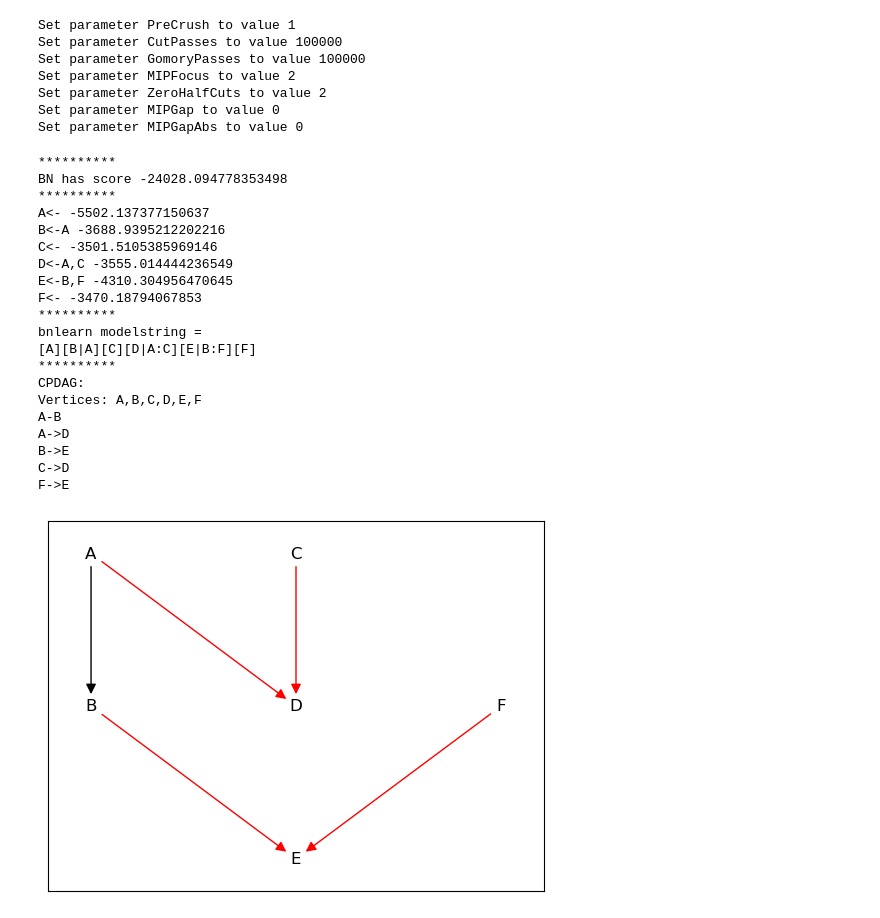
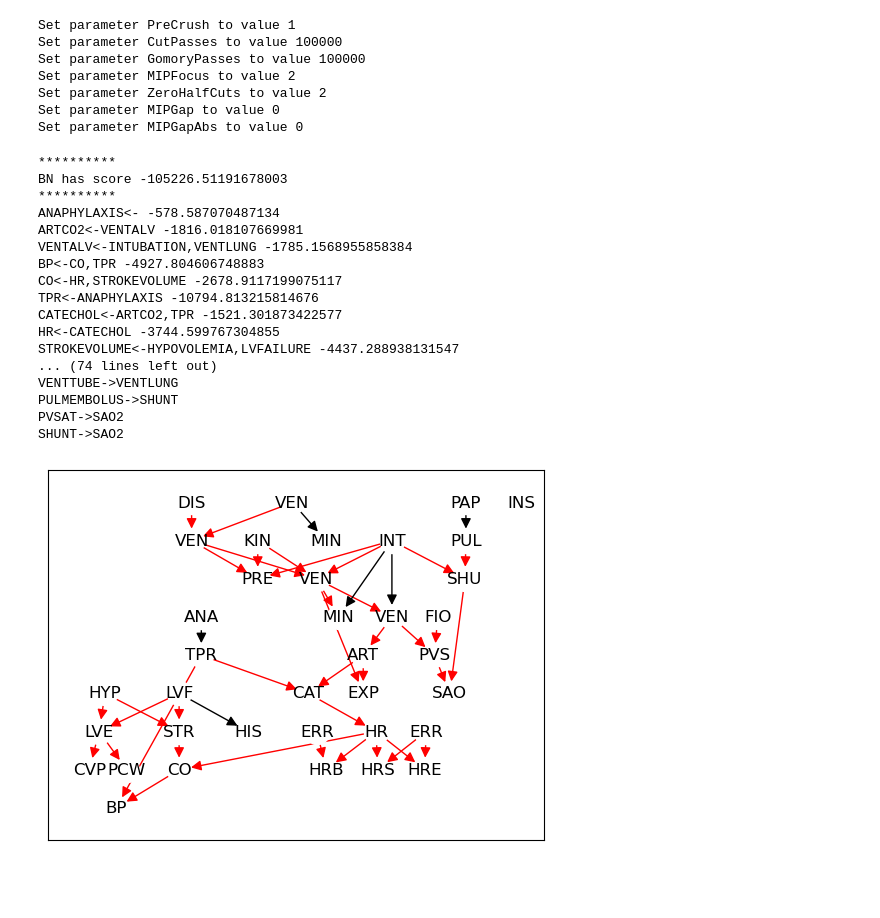
Before and after one commit to Elicit3495/ML_FYP, a Jupyter notebook: conditional.ipynb, the cells around one changed output. Saved outputs shown, nothing was run; the diff lists cells and outputs as text; code cells hidden in the pictures; blank space fills up the shorter version.

```diff
--- a/conditional.ipynb
+++ b/conditional.ipynb
@@ -144,26 +163,23 @@ Set parameter MIPGap to value 0
 Set parameter MIPGapAbs to value 0
 # %%
 %%time
-m.learn(r'C:\Users\User\Documents\GitHub\ML_FYP\dataset\discrete.dat')
+m.learn(r'C:\Users\User\Documents\GitHub\ML_FYP\dataset\alarm_10000.dat')
 # %% [output]
 **********
-BN has score -24028.094778353498
+BN has score -105226.51191678003
 **********
-A<- -5502.137377150637
-B<-A -3688.9395212202216
-C<- -3501.5105385969146
-D<-A,C -3555.014444236549
-E<-B,F -4310.304956470645
-F<- -3470.18794067853
-**********
-bnlearn modelstring =
-[A][B|A][C][D|A:C][E|B:F][F]
-**********
-CPDAG:
-Vertices: A,B,C,D,E,F
-A-B
-A->D
-B->E
-C->D
-F->E
+ANAPHYLAXIS<- -578.587070487134
+ARTCO2<-VENTALV -1816.018107669981
+VENTALV<-INTUBATION,VENTLUNG -1785.1568955858384
+BP<-CO,TPR -4927.804606748883
+CO<-HR,STROKEVOLUME -2678.9117199075117
+TPR<-ANAPHYLAXIS -10794.813215814676
+CATECHOL<-ARTCO2,TPR -1521.301873422577
+HR<-CATECHOL -3744.599767304855
+STROKEVOLUME<-HYPOVOLEMIA,LVFAILURE -4437.288938131547
+... (74 lines left out)
+VENTTUBE->VENTLUNG
+PULMEMBOLUS->SHUNT
+PVSAT->SAO2
+SHUNT->SAO2
-[figure, old version]
+[figure, new version]
```
Also changed, not shown: parts of 7 cells of this notebook.
